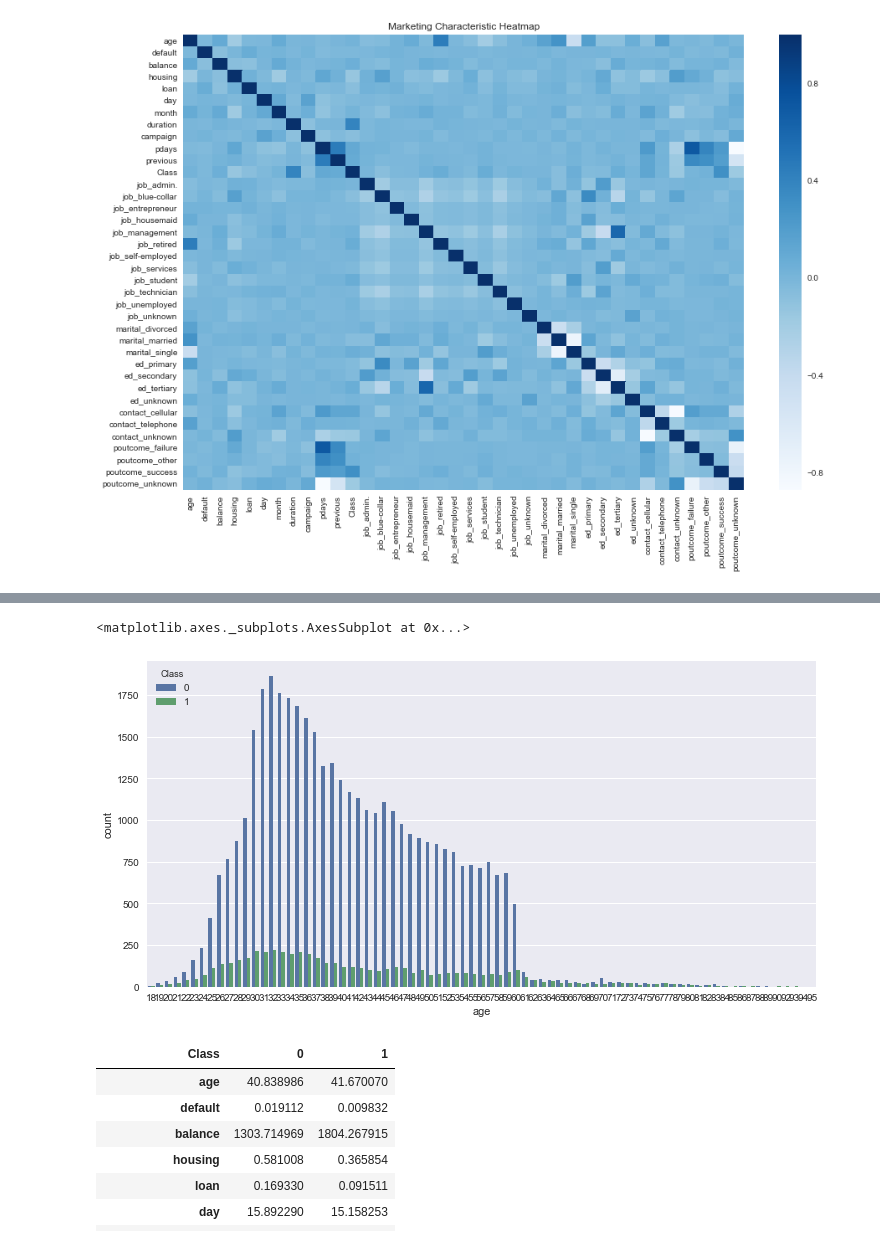
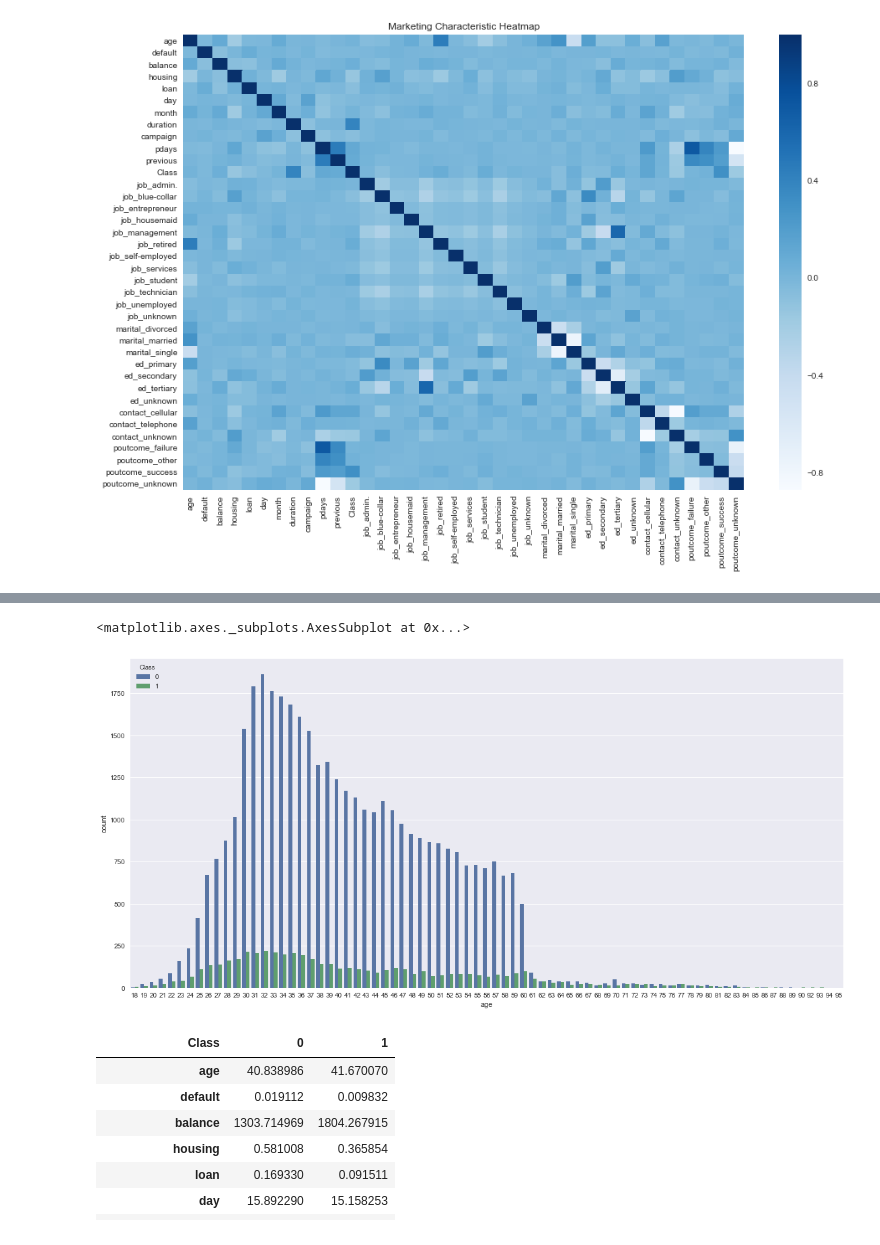
Before and after one commit to Team5UD/bank-marketing, a Jupyter notebook: Group5EDACode.ipynb, the cells around one changed output, grey strips where cells are left out. Saved outputs shown, nothing was run; the diff lists cells and outputs as text; code cells hidden in the pictures.

```diff
--- a/Group5EDACode.ipynb
+++ b/Group5EDACode.ipynb
@@ -389,9 +421,9 @@ plt.show()
 # %%
-plt.figure(figsize=(12, 6))
+plt.figure(figsize=(19, 9))
 sns.countplot(data=df2, x='age', hue='Class')
 # %% [output]
 <matplotlib.axes._subplots.AxesSubplot at 0x...>
-[figure, old version]
+[figure, new version]
 # %%
 df2.groupby(["Class"]).mean().transpose() # transpose makes the output easier to read
 # %% [output]
```
Also changed, not shown: parts of 47 cells of this notebook.
